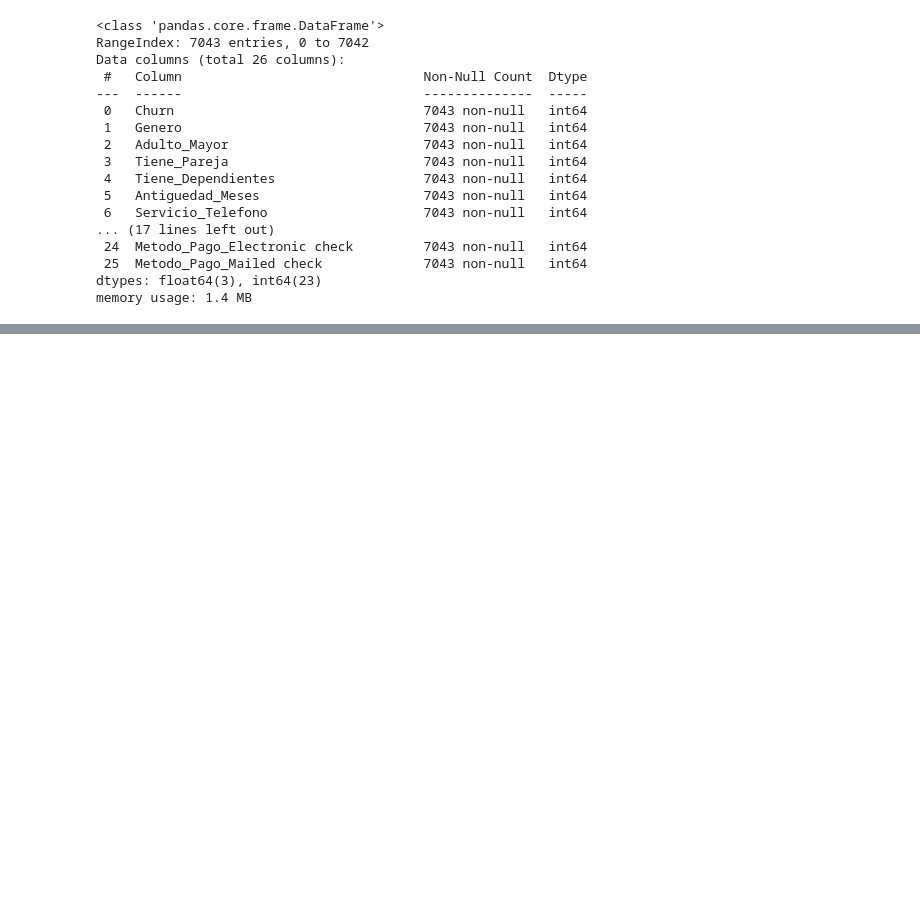
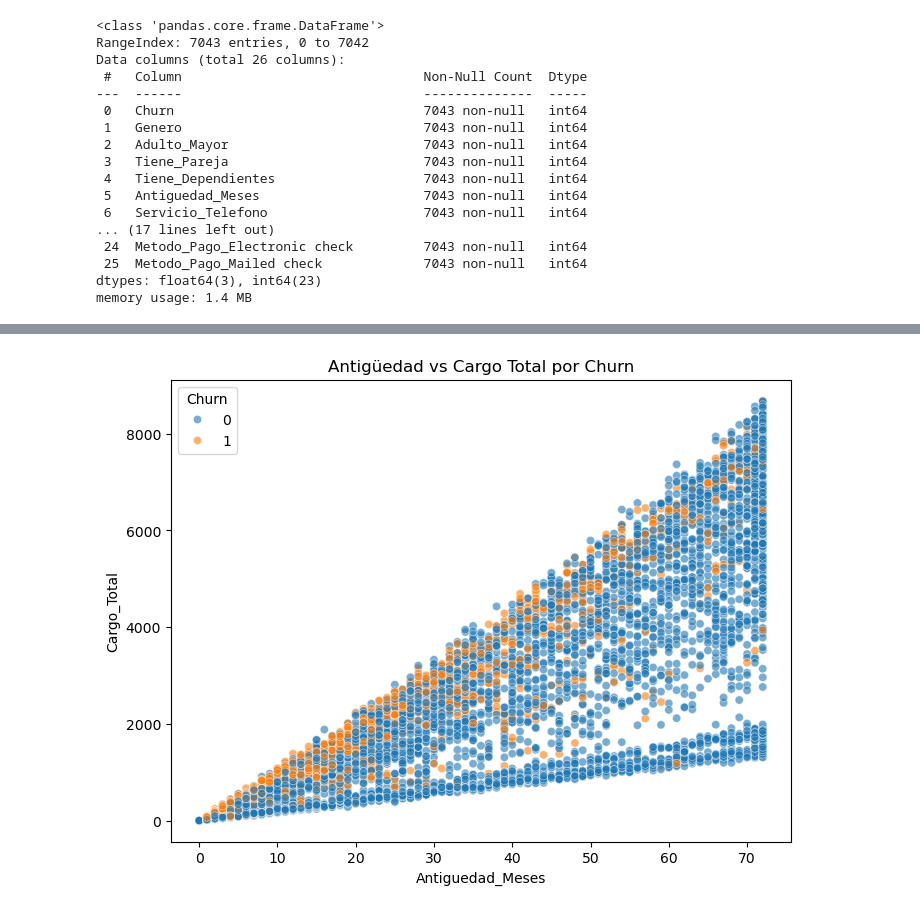
Before and after one commit to JuanCosco/TelecomX2JCT, a Jupyter notebook: DataScience.ipynb, the cells around one changed output, grey strips where cells are left out. Saved outputs shown, nothing was run; the diff lists cells and outputs as text; code cells hidden in the pictures; blank space fills up the shorter version.

```diff
--- a/DataScience.ipynb
+++ b/DataScience.ipynb
@@ -219,0 +315,13 @@ memory usage: 1.4 MB
+# %%
+plt.figure(figsize=(8,6))
+sns.scatterplot(
+    x="Antiguedad_Meses",
+    y="Cargo_Total",
+    hue="Churn",
+    alpha=0.6,
+    data=df
+)
+plt.title("Antigüedad vs Cargo Total por Churn")
+plt.show()
+# %% [output]
+[figure, added]
```
Also changed, not shown: parts of 12 cells of this notebook.
